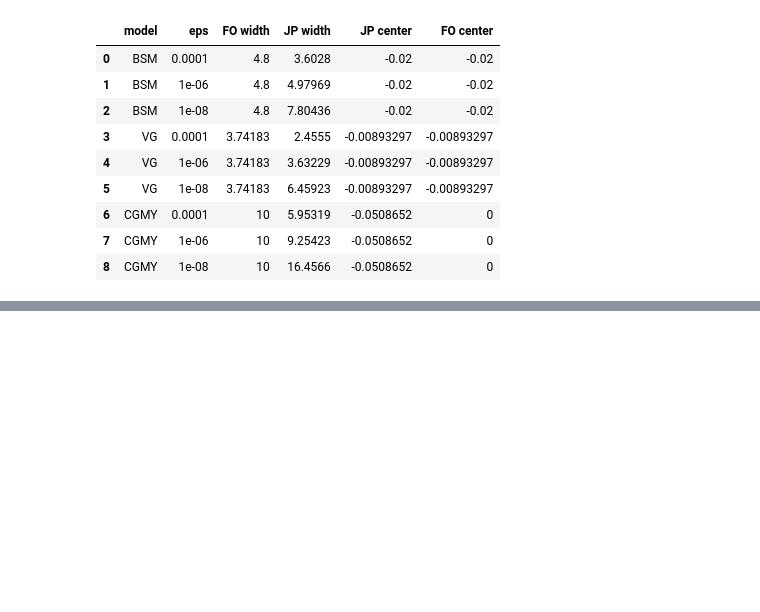
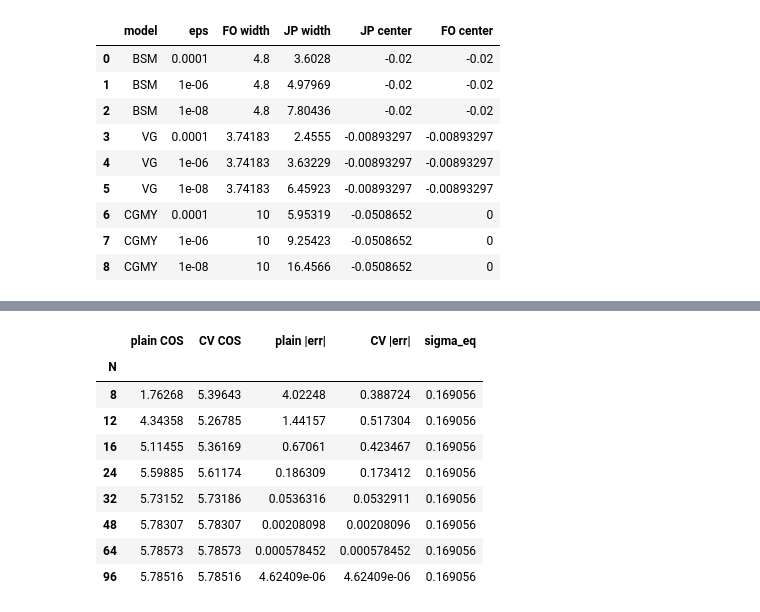
Before and after one commit to ee2625/fourier-cosine-option-pricing, a Jupyter notebook: notebooks/tests.ipynb, the cells around one changed output, grey strips where cells are left out. Cells and saved outputs as stored; diff of their text form; code cells hidden in the pictures; blank space fills up the shorter version.

Commit message:
Add Heston Black-Scholes control variate

```diff
--- a/notebooks/tests.ipynb
+++ b/notebooks/tests.ipynb
@@ -1276,0 +1271,40 @@ So the next coding task is:
+# %%
+from cos_pricing import HestonCOSPricer
+
+heston_cv = HestonCOSPricer(
+    S0=100.0,
+    v0=PAPER["sigma"],
+    lam=PAPER["mr"],
+    eta=PAPER["vov"],
+    ubar=PAPER["theta"],
+    rho=PAPER["rho"],
+    r=PAPER["intr"],
+    q=PAPER["divr"],
+)
+
+cv_rows = []
+for N in [8, 12, 16, 24, 32, 48, 64, 96]:
+    plain = heston_cv.price_call(100.0, 1.0, N=N)
+    cv = heston_cv.price_call_cv(100.0, 1.0, N=N)
+    cv_rows.append({
+        "N": N,
+        "plain COS": plain,
+        "CV COS": cv,
+        "plain |err|": abs(plain - REFS[1.0]),
+        "CV |err|": abs(cv - REFS[1.0]),
+        "sigma_eq": heston_cv.equivalent_bsm_vol(1.0),
+    })
+
+df_heston_cv = pd.DataFrame(cv_rows).set_index("N")
+display_error_table(df_heston_cv)
+# %% [output]
+|  | plain COS | CV COS | plain |err| | CV |err| | sigma_eq |
+| N |  |  |  |  |  |
+| 8 | 1.76268 | 5.39643 | 4.02248 | 0.388724 | 0.169056 |
+| 12 | 4.34358 | 5.26785 | 1.44157 | 0.517304 | 0.169056 |
+| 16 | 5.11455 | 5.36169 | 0.67061 | 0.423467 | 0.169056 |
+| 24 | 5.59885 | 5.61174 | 0.186309 | 0.173412 | 0.169056 |
+| 32 | 5.73152 | 5.73186 | 0.0536316 | 0.0532911 | 0.169056 |
+| 48 | 5.78307 | 5.78307 | 0.00208098 | 0.00208096 | 0.169056 |
+| 64 | 5.78573 | 5.78573 | 0.000578452 | 0.000578452 | 0.169056 |
+| 96 | 5.78516 | 5.78516 | 4.62409e-06 | 4.62409e-06 | 0.169056 |
```
Also changed, not shown: parts of 6 cells of this notebook, 11 other files.
